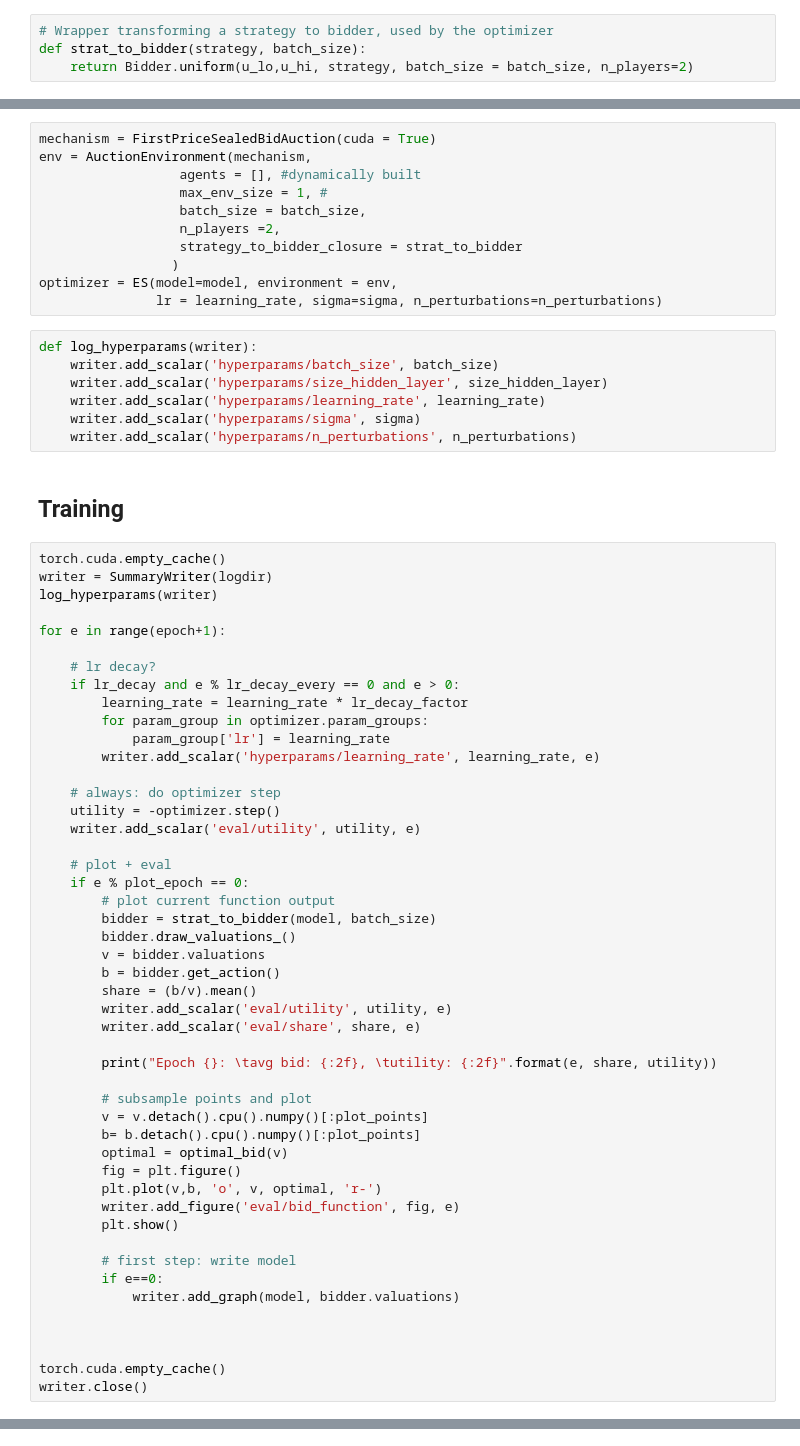
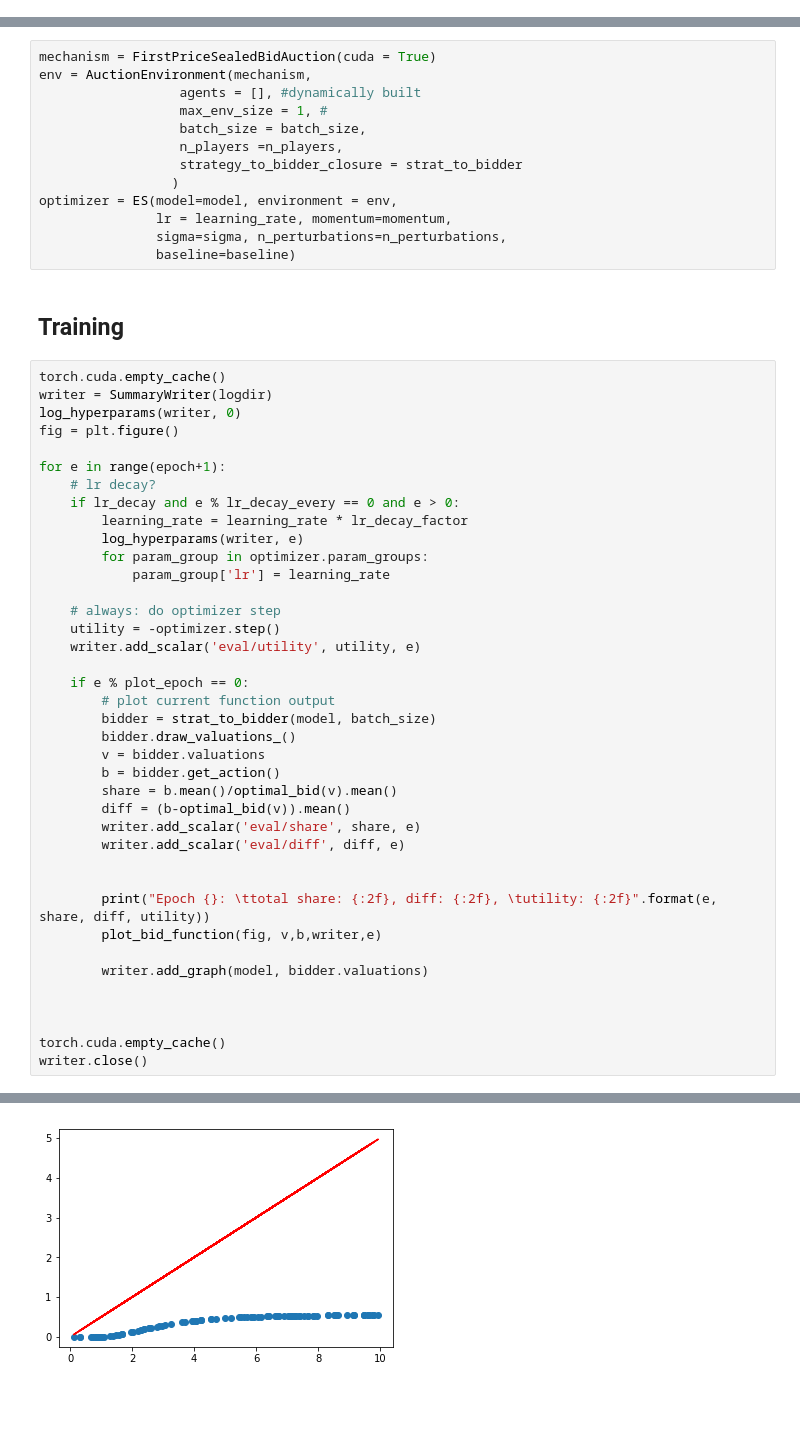
Before and after one commit to heidekrueger/bnelearn, a Jupyter notebook: notebooks/FPSB_2p_symmetric_uniform.ipynb, the cells around one changed output, grey strips where cells are left out. Cells and saved outputs as stored; diff of their text form; blank space fills up the shorter version.

```diff
--- a/notebooks/FPSB_2p_symmetric_uniform.ipynb
+++ b/notebooks/FPSB_2p_symmetric_uniform.ipynb
@@ -75,4 +88,0 @@ def optimal_bid(valuation):
-# %%
-# Wrapper transforming a strategy to bidder, used by the optimizer
-def strat_to_bidder(strategy, batch_size):
-    return Bidder.uniform(u_lo,u_hi, strategy, batch_size = batch_size, n_players=2)
@@ -90,65 +125,52 @@ env = AuctionEnvironment(mechanism,
                   agents = [], #dynamically built
                   max_env_size = 1, #
                   batch_size = batch_size,
-                  n_players =2,
+                  n_players =n_players,
                   strategy_to_bidder_closure = strat_to_bidder
                  )
 optimizer = ES(model=model, environment = env,
-               lr = learning_rate, sigma=sigma, n_perturbations=n_perturbations)
+               lr = learning_rate, momentum=momentum,
+               sigma=sigma, n_perturbations=n_perturbations,
+               baseline=baseline)
-# %%
-def log_hyperparams(writer):
-    writer.add_scalar('hyperparams/batch_size', batch_size)
-    writer.add_scalar('hyperparams/size_hidden_layer', size_hidden_layer)
-    writer.add_scalar('hyperparams/learning_rate', learning_rate)
-    writer.add_scalar('hyperparams/sigma', sigma)
-    writer.add_scalar('hyperparams/n_perturbations', n_perturbations)
 # %% [markdown]
 ## Training
 # %%
 torch.cuda.empty_cache()
 writer = SummaryWriter(logdir)
-log_hyperparams(writer)
+log_hyperparams(writer, 0)
+fig = plt.figure()
 
 for e in range(epoch+1):
-
     # lr decay?
     if lr_decay and e % lr_decay_every == 0 and e > 0:
         learning_rate = learning_rate * lr_decay_factor
+        log_hyperparams(writer, e)
         for param_group in optimizer.param_groups:
             param_group['lr'] = learning_rate
-        writer.add_scalar('hyperparams/learning_rate', learning_rate, e)
 
     # always: do optimizer step
     utility = -optimizer.step()
     writer.add_scalar('eval/utility', utility, e)
 
-    # plot + eval
     if e % plot_epoch == 0:
         # plot current function output
         bidder = strat_to_bidder(model, batch_size)
         bidder.draw_valuations_()
         v = bidder.valuations
         b = bidder.get_action()
-        share = (b/v).mean()
-        writer.add_scalar('eval/utility', utility, e)
+        share = b.mean()/optimal_bid(v).mean()
+        diff = (b-optimal_bid(v)).mean()
         writer.add_scalar('eval/share', share, e)
+        writer.add_scalar('eval/diff', diff, e)
 
-        print("Epoch {}: \tavg bid: {:2f}, \tutility: {:2f}".format(e, share, utility))
 
-        # subsample points and plot
-        v = v.detach().cpu().numpy()[:plot_points]
-        b= b.detach().cpu().numpy()[:plot_points]
-        optimal = optimal_bid(v)
-        fig = plt.figure()
-        plt.plot(v,b, 'o', v, optimal, 'r-')
-        writer.add_figure('eval/bid_function', fig, e)
-        plt.show()
+        print("Epoch {}: \ttotal share: {:2f}, diff: {:2f}, \tutility: {:2f}".format(e, share, diff, utility))
+        plot_bid_function(fig, v,b,writer,e)
 
-        # first step: write model
-        if e==0:
-            writer.add_graph(model, bidder.valuations)
+        writer.add_graph(model, bidder.valuations)
 
 
 
 torch.cuda.empty_cache()
 writer.close()
+# %% [output]
@@ -154,0 +178 @@ writer.close()
+[figure, added]
```
Also changed, not shown: parts of 12 cells of this notebook, 2 other files.
